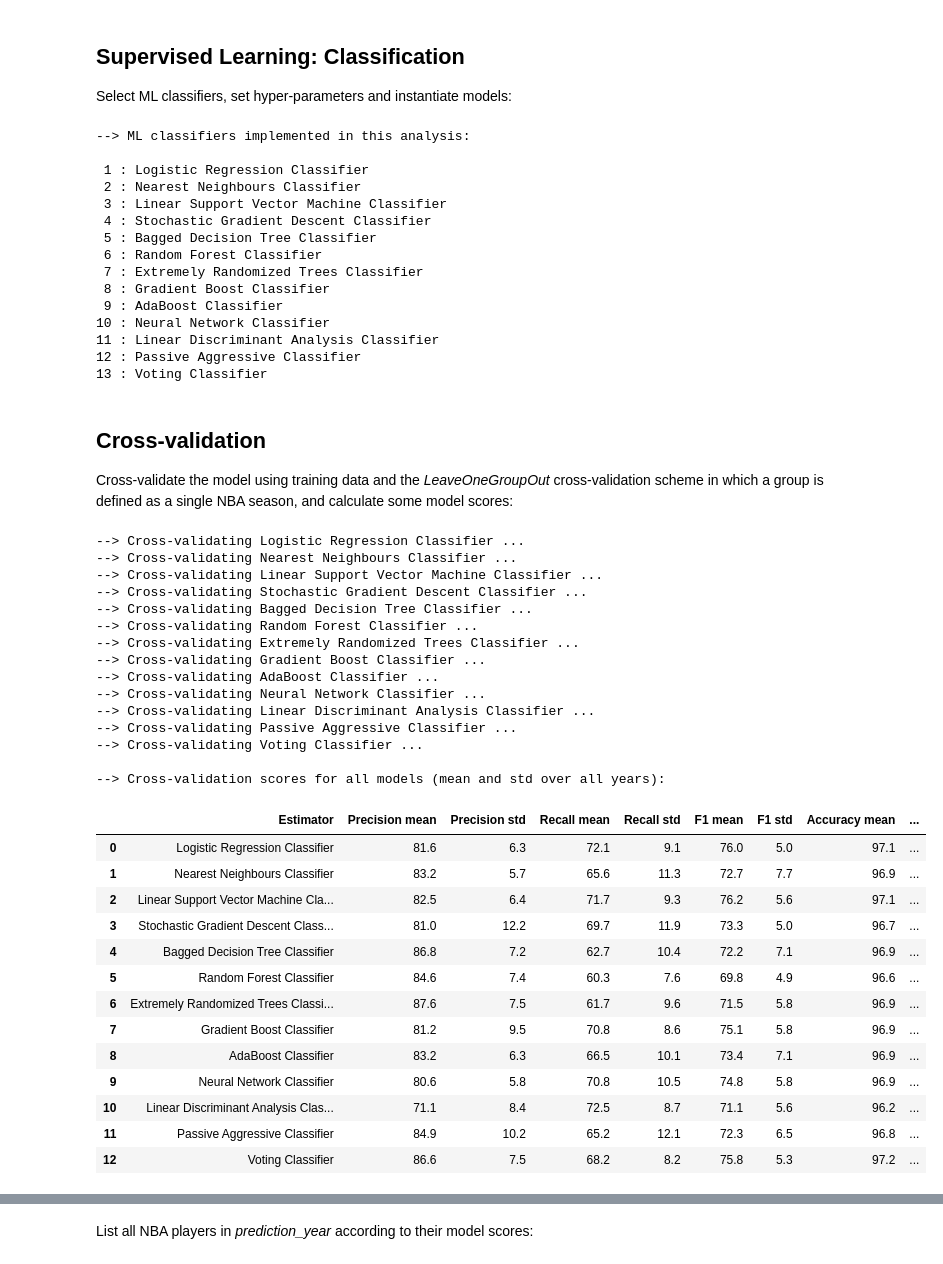
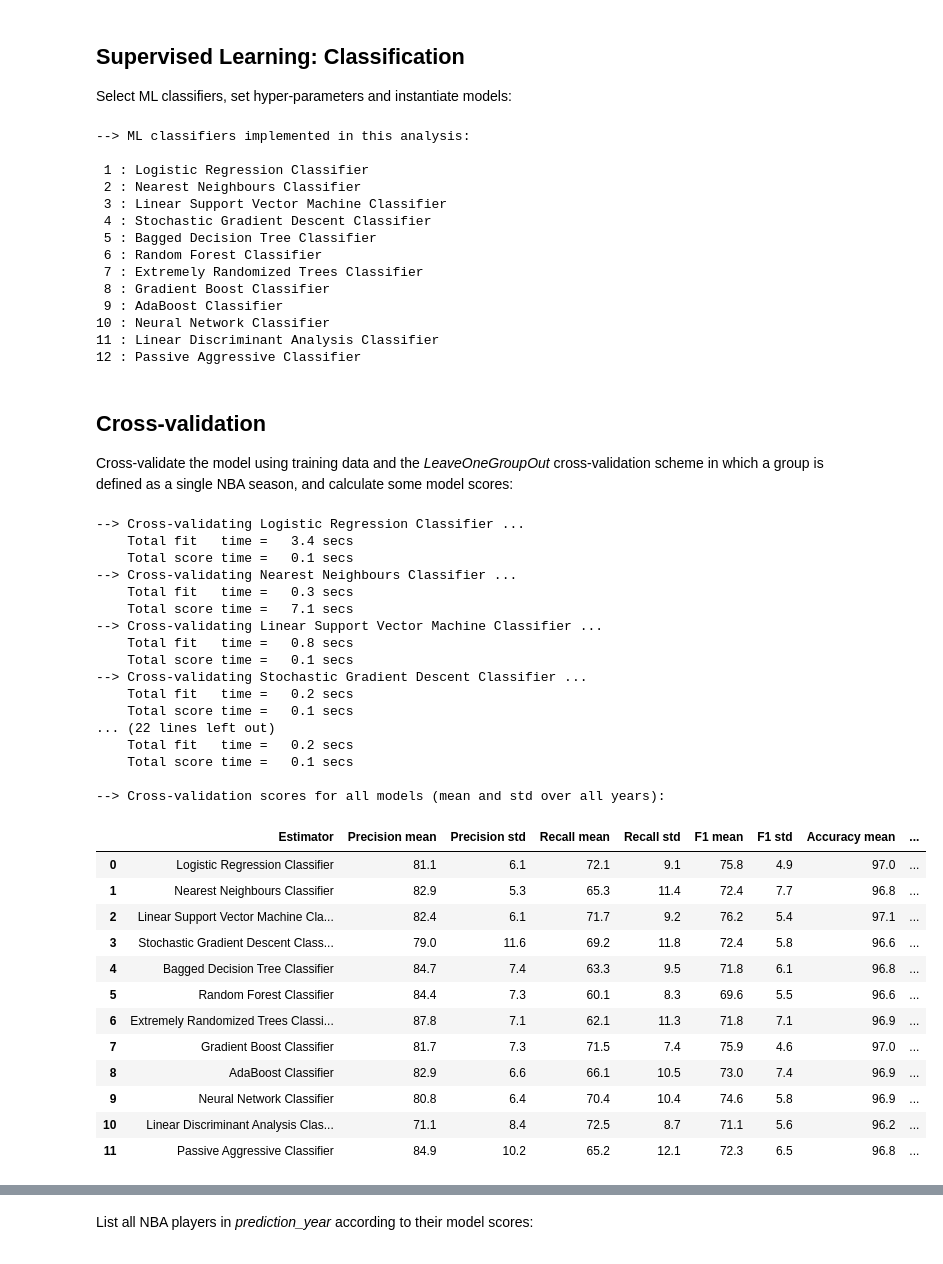
Before and after one commit to gmalim/NBA_analysis, a Jupyter notebook: NBA_All-Stars.ipynb, the cells around one changed output, grey strips where cells are left out. Drawn from its saved outputs; the diff is of its cells as text; code cells hidden in the pictures.

```diff
--- a/NBA_All-Stars.ipynb
+++ b/NBA_All-Stars.ipynb
@@ -172,6 +153,12 @@ df_prediction = df_prediction[df_prediction['G'] >= min_num_games]
 print("--> # of players in   training set =", df_training  .shape[0])
 print("--> # of players in validation set =", df_validation.shape[0])
 print("--> # of players in prediction set =", df_prediction.shape[0])
+
+# Reset dataframe indices:
+
+df_training   = df_training.  reset_index(drop=True)
+df_validation = df_validation.reset_index(drop=True)
+df_prediction = df_prediction.reset_index(drop=True)
 # %% [output]
 --> # of players in   training set = 7754
 --> # of players in validation set = 486
@@ -226,6 +213,12 @@ if (df_prediction.shape[0] - df_prediction.dropna().shape[0] != 0):
     #print("")
     df_prediction.dropna(inplace=True)
     print("--> # of players with NaNs in prediction set =", df_prediction.shape[0] - df_prediction.dropna().shape[0])
+
+# Reset dataframe indices:
+
+df_training   = df_training.  reset_index(drop=True)
+df_validation = df_validation.reset_index(drop=True)
+df_prediction = df_prediction.reset_index(drop=True)
 # %% [output]
 --> # of players with NaNs in   training set = 806
 --> # of players with NaNs in validation set = 21
@@ -561,6 +538,7 @@ l = 'squared_hinge' # 'hinge'
 model = PassiveAggressiveClassifier(C=C, loss=l, random_state=rseed)
 mymodels.append(MyModel(modelname, model))
 
+'''
 modelname = 'Voting Classifier' # 14
 modelnames.append(modelname)
 classification_algs = []
@@ -571,12 +549,14 @@ for counter, mymodel in enumerate(mymodels, 1):
 
 model = VotingClassifier(estimators=classification_algs, voting='hard')
 mymodels.append(MyModel(modelname, model))
+'''
 
 print("--> ML classifiers implemented in this analysis:")
 print("")
 
 for counter, mymodel in enumerate(mymodels, 1):
     print("{:2} : {}".format(counter, mymodel.name))
+    #print("     Model parameters : ", mymodel.classifier.get_params())
 # %% [output]
 --> ML classifiers implemented in this analysis:
 
@@ -592,7 +572,6 @@ for counter, mymodel in enumerate(mymodels, 1):
 10 : Neural Network Classifier
 11 : Linear Discriminant Analysis Classifier
 12 : Passive Aggressive Classifier
-13 : Voting Classifier
 # %% [markdown]
 ## Cross-validation
 
@@ -606,6 +585,8 @@ Cross-validate the model using training data and the *LeaveOneGroupOut* cross-va
 logo = LeaveOneGroupOut()
 
 scoring_list = ['precision', 'recall', 'f1', 'accuracy']
+
+rts = True #False
 
 cv_groups = df_training['YEAR'] # Players in the same group (i.e. a single NBA season) have identical YEAR variables
 
@@ -619,11 +600,13 @@ for mymodel in mymodels:
     modelname = mymodel.name
 
     print("--> Cross-validating", modelname, "...")
-    #print("")
 
     cv_logo = logo.split(X_training, y_training, groups=cv_groups)
 
-    scores = cross_validate(model, X_training, y_training, cv=cv_logo, scoring=scoring_list); #, n_jobs=-1)
+    scores = cross_validate(model, X_training, y_training, cv=cv_logo, scoring=scoring_list, return_train_score=rts); #, n_jobs=-1)
+
+    print("    Total fit   time = {:5.1f} secs".format(scores['fit_time'  ].sum()))
+    print("    Total score time = {:5.1f} secs".format(scores['score_time'].sum()))
 
     [mymodel.add_year_train_score(i)      for i in training_years          ]
     [mymodel.add_precision_train_score(i) for i in scores['test_precision']]
@@ -642,6 +625,7 @@ for mymodel in mymodels:
                            'Accuracy std'   : mymodel.accuracy_train_scores_std   .round(3)*100})
 
     '''
+    print("")
     print("--> Cross-val years  :", ["{:6d}".format(i) for i in mymodel.year_train_scores])
     print("")
     print("--> Precision scores :", ["{:6.1%}".format(i) for i in mymodel.precision_train_scores])
@@ -651,52 +635,53 @@ for mymodel in mymodels:
     print("")
     print("--> Precision score : {:5.1%} +/- {:5.1%}".format(mymodel.precision_train_scores_mean,
                                                              mymodel.precision_train_scores_std) + note1)
     print("--> Recall score    : {:5.1%} +/- {:5.1%}".format(mymodel.recall_train_scores_mean,
                                                              mymodel.recall_train_scores_std)    + note2)
     print("--> F1 score        : {:5.1%} +/- {:5.1%}".format(mymodel.f1_train_scores_mean,
                                                              mymodel.f1_train_scores_std)        + note3)
     print("--> Accuracy score  : {:5.1%} +/- {:5.1%}".format(mymodel.accuracy_train_scores_mean,
                                                              mymodel.accuracy_train_scores_std)  + note4)
     print("")
     '''
 
 print("")
 print("--> Cross-validation scores for all models (mean and std over all years):")
 print("")
 
 columnorder = ['Estimator', 'Precision mean', 'Precision std', 'Recall mean', 'Recall std',
                'F1 mean', 'F1 std', 'Accuracy mean', 'Accuracy std']
 
 df_cv_scores = pd.DataFrame(cv_scores_list, columns=columnorder)
 
 display(HTML(df_cv_scores.to_html()))
 # %% [output]
 --> Cross-validating Logistic Regression Classifier ...
+    Total fit   time =   3.4 secs
+    Total score time =   0.1 secs
 --> Cross-validating Nearest Neighbours Classifier ...
+    Total fit   time =   0.3 secs
+    Total score time =   7.1 secs
 --> Cross-validating Linear Support Vector Machine Classifier ...
+    Total fit   time =   0.8 secs
+    Total score time =   0.1 secs
 --> Cross-validating Stochastic Gradient Descent Classifier ...
---> Cross-validating Bagged Decision Tree Classifier ...
---> Cross-validating Random Forest Classifier ...
---> Cross-validating Extremely Randomized Trees Classifier ...
---> Cross-validating Gradient Boost Classifier ...
---> Cross-validating AdaBoost Classifier ...
---> Cross-validating Neural Network Classifier ...
---> Cross-validating Linear Discriminant Analysis Classifier ...
---> Cross-validating Passive Aggressive Classifier ...
---> Cross-validating Voting Classifier ...
+    Total fit   time =   0.2 secs
+    Total score time =   0.1 secs
+... (22 lines left out)
+    Total fit   time =   0.2 secs
+    Total score time =   0.1 secs
 
 --> Cross-validation scores for all models (mean and std over all years):
 |  | Estimator | Precision mean | Precision std | Recall mean | Recall std | F1 mean | F1 std | Accuracy mean | ... |
-| 0 | Logistic Regression Classifier | 81.6 | 6.3 | 72.1 | 9.1 | 76.0 | 5.0 | 97.1 | ... |
-| 1 | Nearest Neighbours Classifier | 83.2 | 5.7 | 65.6 | 11.3 | 72.7 | 7.7 | 96.9 | ... |
-| 2 | Linear Support Vector Machine Cla... | 82.5 | 6.4 | 71.7 | 9.3 | 76.2 | 5.6 | 97.1 | ... |
-| 3 | Stochastic Gradient Descent Class... | 81.0 | 12.2 | 69.7 | 11.9 | 73.3 | 5.0 | 96.7 | ... |
-| 4 | Bagged Decision Tree Classifier | 86.8 | 7.2 | 62.7 | 10.4 | 72.2 | 7.1 | 96.9 | ... |
-| 5 | Random Forest Classifier | 84.6 | 7.4 | 60.3 | 7.6 | 69.8 | 4.9 | 96.6 | ... |
-| 6 | Extremely Randomized Trees Classi... | 87.6 | 7.5 | 61.7 | 9.6 | 71.5 | 5.8 | 96.9 | ... |
-| 7 | Gradient Boost Classifier | 81.2 | 9.5 | 70.8 | 8.6 | 75.1 | 5.8 | 96.9 | ... |
-| 8 | AdaBoost Classifier | 83.2 | 6.3 | 66.5 | 10.1 | 73.4 | 7.1 | 96.9 | ... |
-| 9 | Neural Network Classifier | 80.6 | 5.8 | 70.8 | 10.5 | 74.8 | 5.8 | 96.9 | ... |
+| 0 | Logistic Regression Classifier | 81.1 | 6.1 | 72.1 | 9.1 | 75.8 | 4.9 | 97.0 | ... |
+| 1 | Nearest Neighbours Classifier | 82.9 | 5.3 | 65.3 | 11.4 | 72.4 | 7.7 | 96.8 | ... |
+| 2 | Linear Support Vector Machine Cla... | 82.4 | 6.1 | 71.7 | 9.2 | 76.2 | 5.4 | 97.1 | ... |
+| 3 | Stochastic Gradient Descent Class... | 79.0 | 11.6 | 69.2 | 11.8 | 72.4 | 5.8 | 96.6 | ... |
+| 4 | Bagged Decision Tree Classifier | 84.7 | 7.4 | 63.3 | 9.5 | 71.8 | 6.1 | 96.8 | ... |
+| 5 | Random Forest Classifier | 84.4 | 7.3 | 60.1 | 8.3 | 69.6 | 5.5 | 96.6 | ... |
+| 6 | Extremely Randomized Trees Classi... | 87.8 | 7.1 | 62.1 | 11.3 | 71.8 | 7.1 | 96.9 | ... |
+| 7 | Gradient Boost Classifier | 81.7 | 7.3 | 71.5 | 7.4 | 75.9 | 4.6 | 97.0 | ... |
+| 8 | AdaBoost Classifier | 82.9 | 6.6 | 66.1 | 10.5 | 73.0 | 7.4 | 96.9 | ... |
+| 9 | Neural Network Classifier | 80.8 | 6.4 | 70.4 | 10.4 | 74.6 | 5.8 | 96.9 | ... |
 | 10 | Linear Discriminant Analysis Clas... | 71.1 | 8.4 | 72.5 | 8.7 | 71.1 | 5.6 | 96.2 | ... |
 | 11 | Passive Aggressive Classifier | 84.9 | 10.2 | 65.2 | 12.1 | 72.3 | 6.5 | 96.8 | ... |
-| 12 | Voting Classifier | 86.6 | 7.5 | 68.2 | 8.2 | 75.8 | 5.3 | 97.2 | ... |
```
Also changed, not shown: parts of 49 cells of this notebook, 1 other file.
